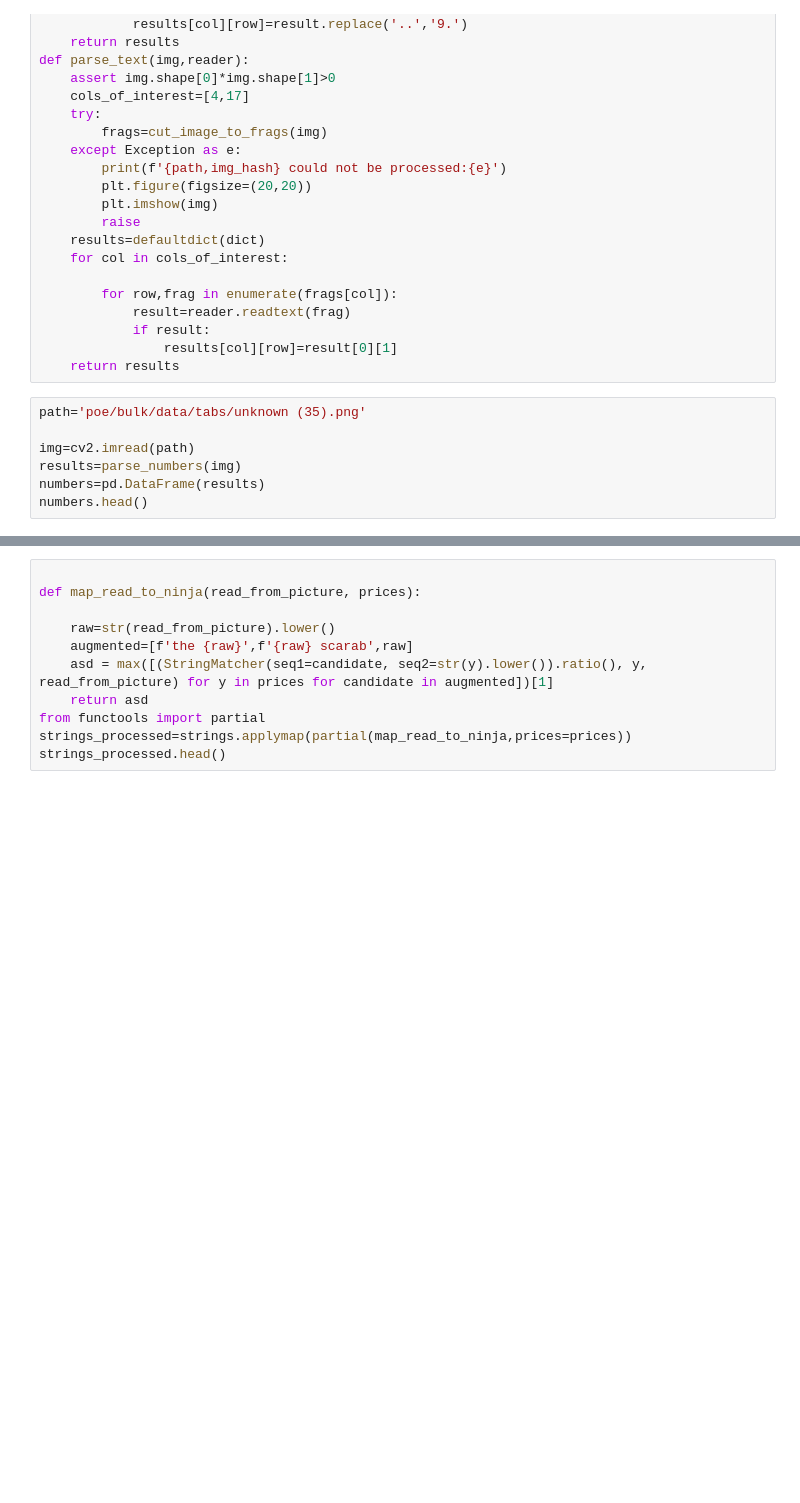
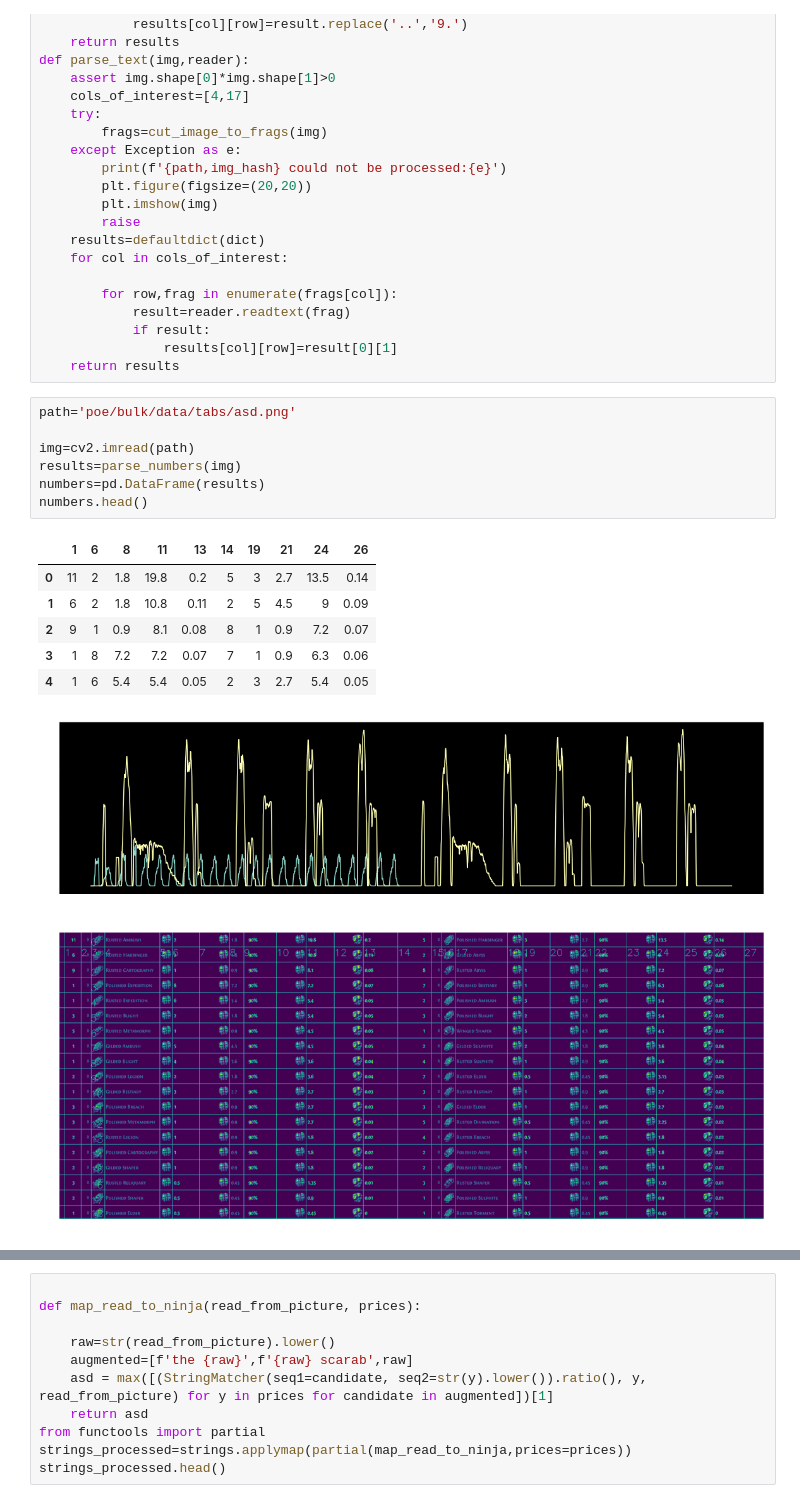
Before and after one commit to arpheno/poe, a Jupyter notebook: tab_analyzer.ipynb, the cells around one changed output, grey strips where cells are left out. Saved outputs shown, nothing was run; the diff lists cells and outputs as text; blank space fills up the shorter version.

```diff
--- a/tab_analyzer.ipynb
+++ b/tab_analyzer.ipynb
@@ -70,12 +79,21 @@ def parse_text(img,reader):
                 results[col][row]=result[0][1]
     return results
 # %%
-path='poe/bulk/data/tabs/unknown (35).png'
+path='poe/bulk/data/tabs/asd.png'
 
 img=cv2.imread(path)
 results=parse_numbers(img)
 numbers=pd.DataFrame(results)
 numbers.head()
+# %% [output]
+|  | 1 | 6 | 8 | 11 | 13 | 14 | 19 | 21 | 24 | 26 |
+| 0 | 11 | 2 | 1.8 | 19.8 | 0.2 | 5 | 3 | 2.7 | 13.5 | 0.14 |
+| 1 | 6 | 2 | 1.8 | 10.8 | 0.11 | 2 | 5 | 4.5 | 9 | 0.09 |
+| 2 | 9 | 1 | 0.9 | 8.1 | 0.08 | 8 | 1 | 0.9 | 7.2 | 0.07 |
+| 3 | 1 | 8 | 7.2 | 7.2 | 0.07 | 7 | 1 | 0.9 | 6.3 | 0.06 |
+| 4 | 1 | 6 | 5.4 | 5.4 | 0.05 | 2 | 3 | 2.7 | 5.4 | 0.05 |
+[figure, added]
+[figure, added]
 # %%
 img=cv2.imread(path)
 strings=pd.DataFrame(parse_text(img, reader))
```
Also changed, not shown: parts of 3 cells of this notebook, 37 other files.
